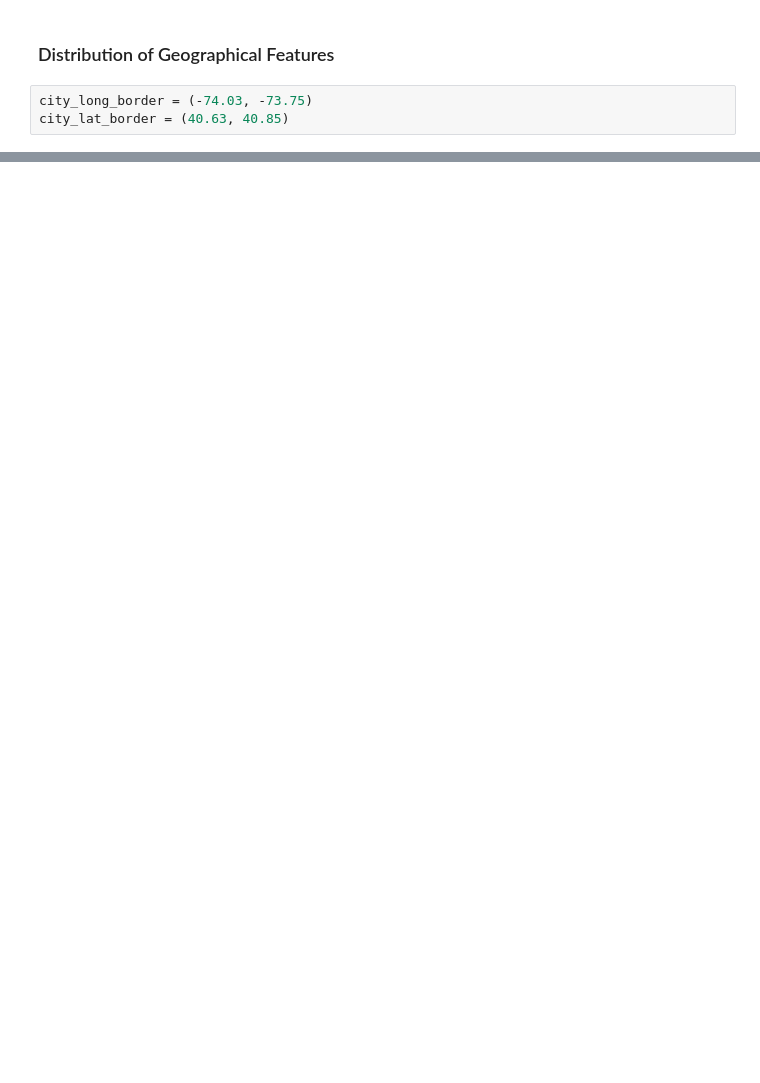
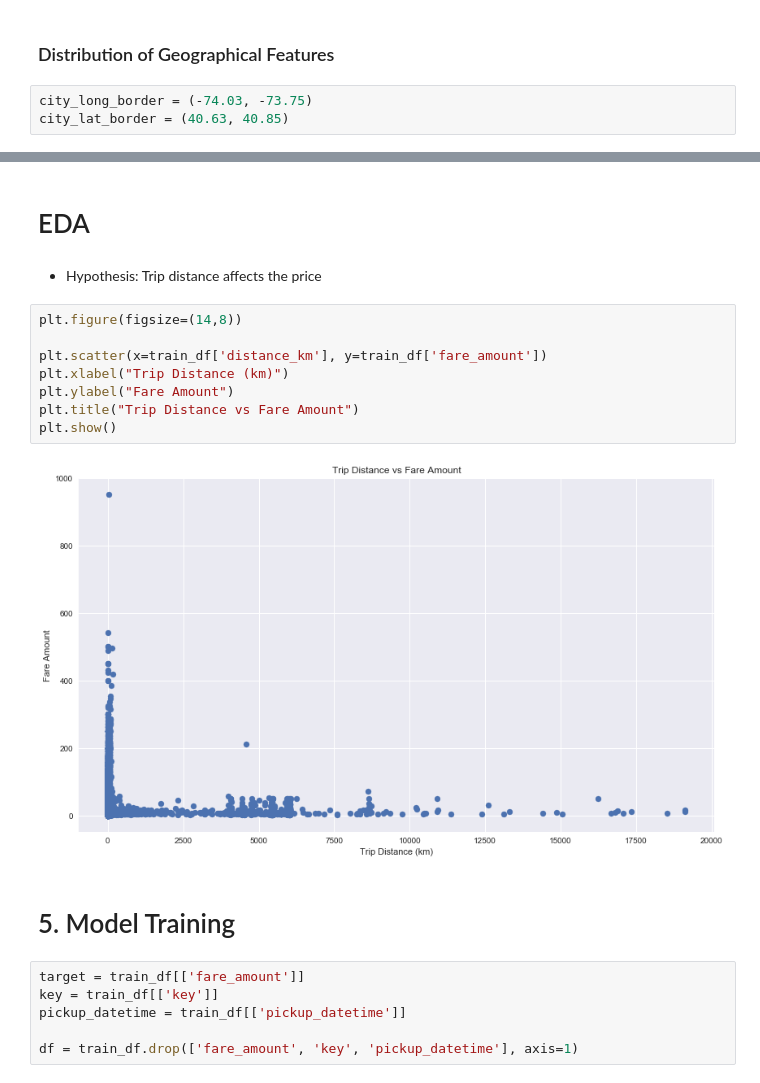
Before and after one commit to karlphillip/DataScience, a Jupyter notebook: Capstone Project3/1_data_wrangling.ipynb, the cells around one changed output, grey strips where cells are left out. Drawn from its saved outputs; the diff is of its cells as text; blank space fills up the shorter version.

```diff
--- a/Capstone Project3/1_data_wrangling.ipynb
+++ b/Capstone Project3/1_data_wrangling.ipynb
@@ -239,0 +325,22 @@ display(ny_map)
+# %% [markdown]
+# EDA
+# %% [markdown]
+* Hypothesis: Trip distance affects the price
+# %%
+plt.figure(figsize=(14,8))
+
+plt.scatter(x=train_df['distance_km'], y=train_df['fare_amount'])
+plt.xlabel("Trip Distance (km)")
+plt.ylabel("Fare Amount")
+plt.title("Trip Distance vs Fare Amount")
+plt.show()
+# %% [output]
+[figure, added]
+# %% [markdown]
+# 5. Model Training
+# %%
+target = train_df[['fare_amount']]
+key = train_df[['key']]
+pickup_datetime = train_df[['pickup_datetime']]
+
+df = train_df.drop(['fare_amount', 'key', 'pickup_datetime'], axis=1)
```
Also changed, not shown: parts of 22 cells of this notebook, 1 other file.
